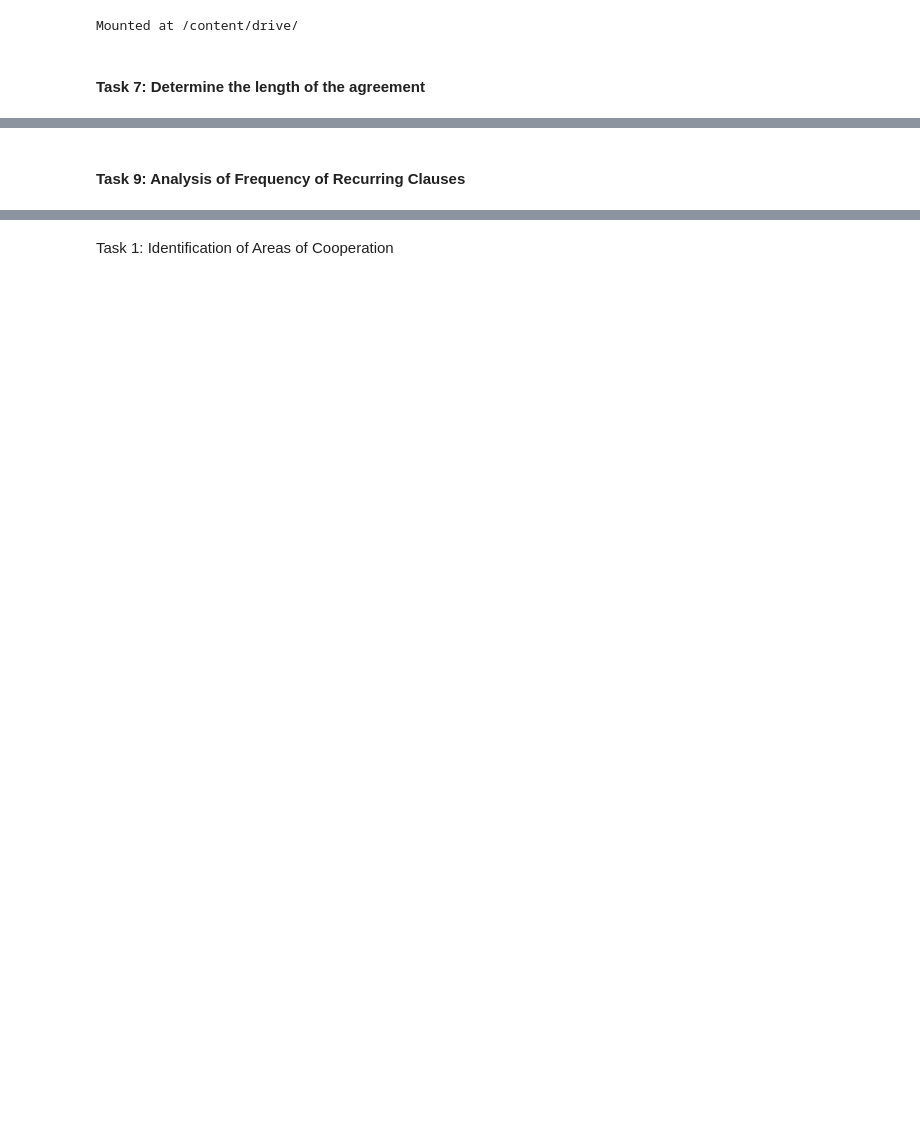
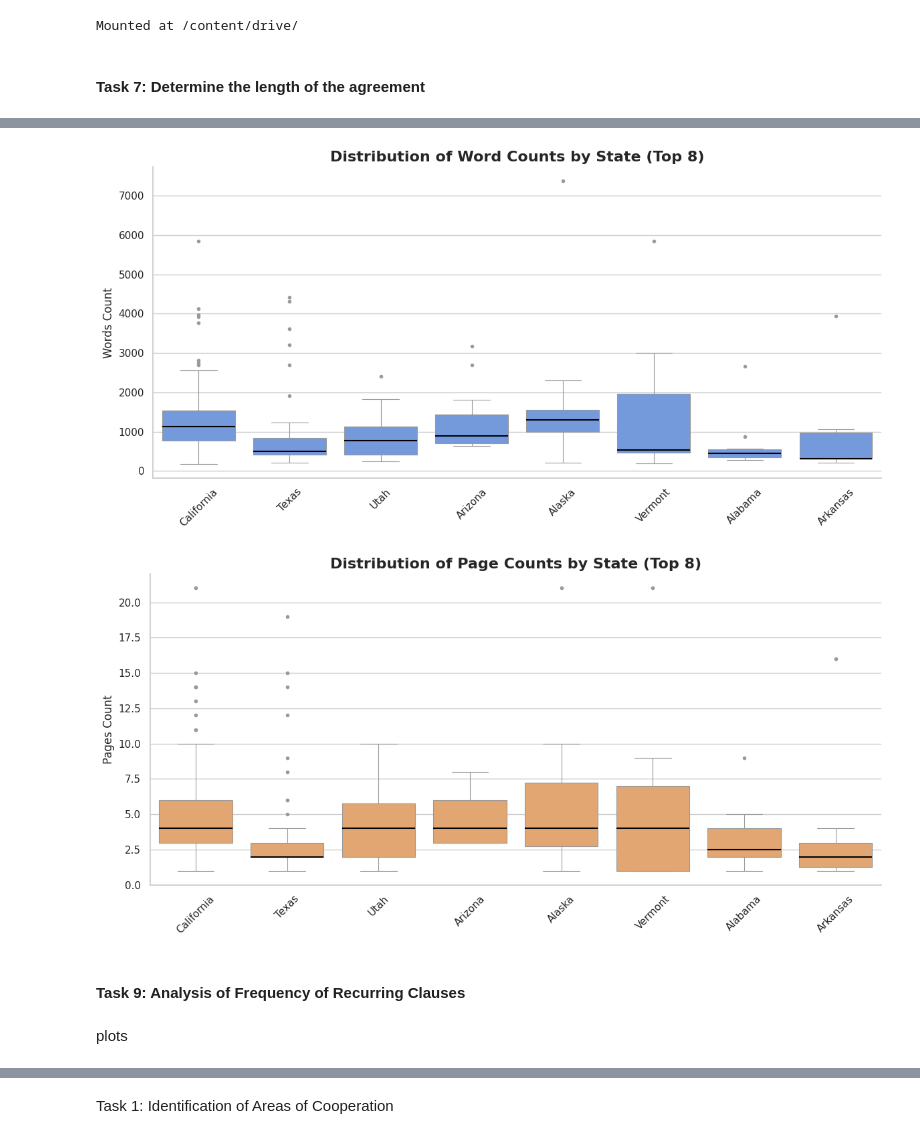
Before and after one commit to awroble/NLP_2025W, a Jupyter notebook: tasks_1_7_9.ipynb, the cells around one changed output, grey strips where cells are left out. Cells and saved outputs as stored; diff of their text form; code cells hidden in the pictures; blank space fills up the shorter version.

```diff
--- a/tasks_1_7_9.ipynb
+++ b/tasks_1_7_9.ipynb
@@ -46,3 +195,66 @@ df.to_csv('drive/MyDrive/NLP/Agreements_metadata.csv', index=False)
+# %%
+import matplotlib.pyplot as plt
+import seaborn as sns
+import pandas as pd
+
+df = pd.read_csv('drive/MyDrive/NLP/Agreements_metadata.csv')
+
+word_col = 'Total_Words'
+page_col = 'Num_Pages'
+
+top_8_states = df['State'].value_counts().nlargest(8).index
+df_top8 = df[df['State'].isin(top_8_states)]
+
+def create_styled_boxplot(data, x_col, y_col, order, title, filename):
+    plt.figure(figsize=(12, 6))
+
+    box_color = 'cornflowerblue' if y_col == word_col else 'sandybrown'
+
+    sns.boxplot(
+        data=data,
+        x=x_col,
+        y=y_col,
+        order=order,
+        color=box_color,
+        linewidth=0.8,
+        boxprops=dict(edgecolor='0.6'),
+        whiskerprops=dict(color='0.6'),
+        capprops=dict(color='0.6'),
+        medianprops=dict(color='black', linewidth=1.5),
+        flierprops=dict(marker='o', markerfacecolor='0.6', markeredgecolor='0.6', markersize=3)
+    )
+
+    plt.title(title, fontdict={'fontsize': 16, 'fontweight': 'bold'})
+    plt.xticks(rotation=45)
+    plt.xlabel('')
+    plt.ylabel('Words Count' if y_col == word_col else 'Pages Count')
+
+    sns.despine()
+
+    plt.tight_layout()
+    plt.savefig(f'drive/MyDrive/NLP/plots/{filename}', bbox_inches='tight')
+    plt.show()
+
+create_styled_boxplot(
+    data=df_top8,
+    x_col='State',
+    y_col=word_col,
+    order=top_8_states,
+    title='Distribution of Word Counts by State (Top 8)',
+    filename='states_word_count_boxplot_solid.png'
+)
+
+create_styled_boxplot(
+    data=df_top8,
+    x_col='State',
+    y_col=page_col,
+    order=top_8_states,
+    title='Distribution of Page Counts by State (Top 8)',
+    filename='states_page_count_boxplot_solid.png'
+)
+# %% [output]
+[figure, added]
+[figure, added]
 # %% [markdown]
 #### Task 9: Analysis of Frequency of Recurring Clauses
 # %%
@@ -125,3 +336,5 @@ df['Frequency_Label'] = df.apply(
 df.sort_values(by='Cluster_ID', inplace=True)
 
 df.to_csv('drive/MyDrive/NLP/clause_analysis.csv', index=False)
+# %% [markdown]
+plots
```
Also changed, not shown: parts of 12 cells of this notebook, 8 other files.
